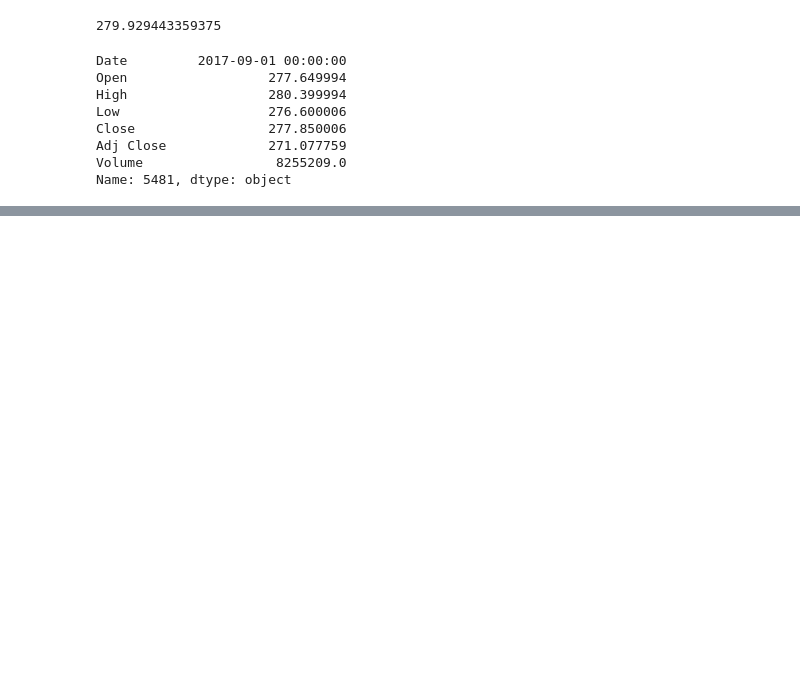
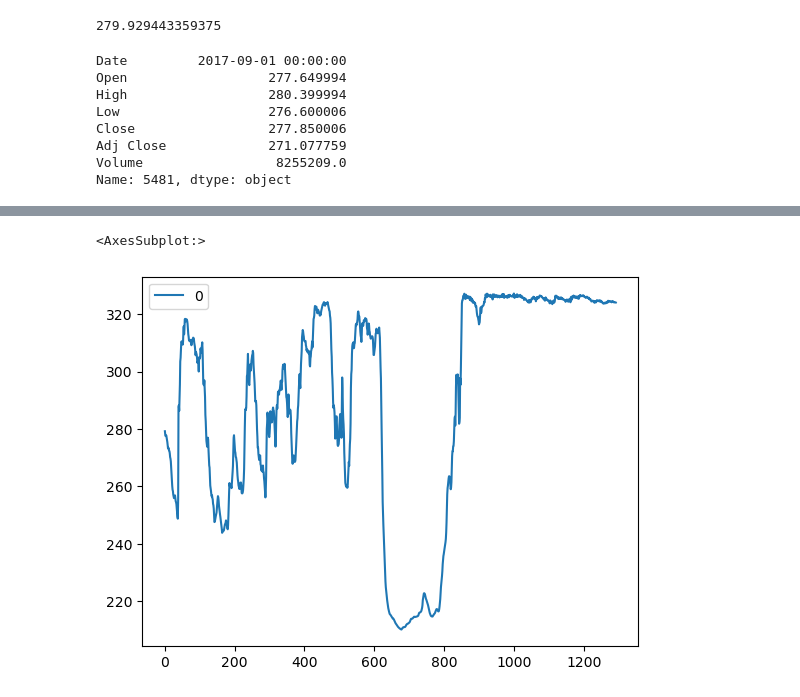
Before and after one commit to tanjeetsarkar/lstm_stock_prediction, a Jupyter notebook: stock_market/weekly_prediction.ipynb, the cells around one changed output, grey strips where cells are left out. Saved outputs shown, nothing was run; the diff lists cells and outputs as text; code cells hidden in the pictures; blank space fills up the shorter version.

```diff
--- a/stock_market/weekly_prediction.ipynb
+++ b/stock_market/weekly_prediction.ipynb
@@ -251,0 +206,6 @@ res_d
+# %%
+w_test = []
+for i in range(timestep, len(w_data)):
+    w_test.append(w_data[i-timestep:i, 0])
+w_test = np.array(w_test)
+w_test = np.reshape(w_test, (w_test.shape[0], w_test.shape[1], 1))
@@ -251,0 +216,2 @@ res_d
+# %%
+w_result =[weekly_prediction(model,x.reshape(1, len(x),1), scaler) for x in w_test]
@@ -251,0 +256,2 @@ res_d
+# %%
+nw = np.array(w_result)
@@ -251,0 +272,2 @@ res_d
+# %%
+w_final = [x[-1] for x in nw]
@@ -251,0 +294,5 @@ res_d
+# %%
+pd.DataFrame(w_final).plot()
+# %% [output]
+<AxesSubplot:>
+[figure, added]
```
Also changed, not shown: parts of 23 cells of this notebook, 1 other file.
